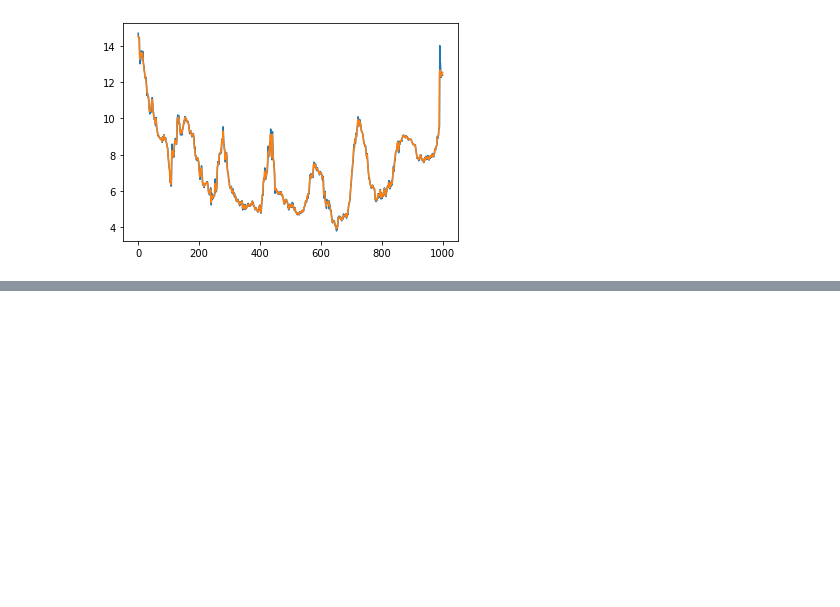
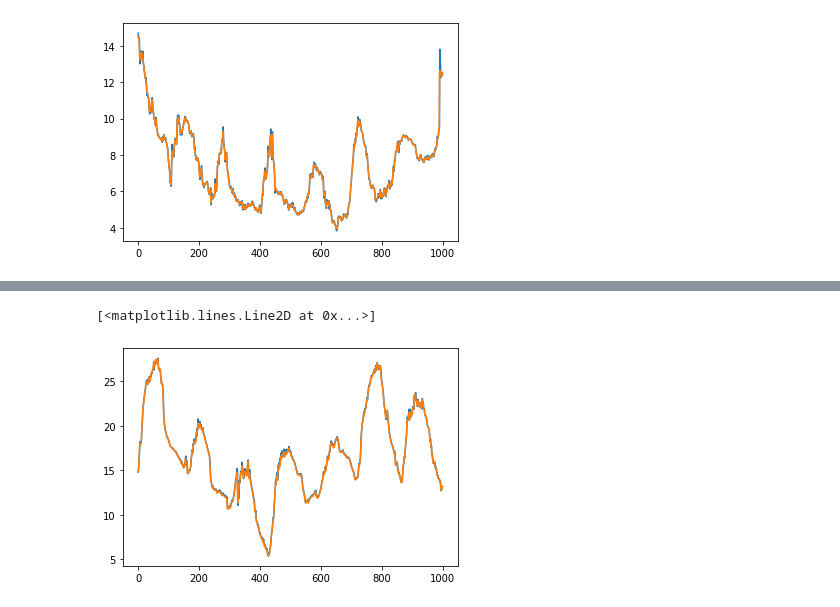
Before and after one commit to kpup1710/Time-Series, a Jupyter notebook: TSF_with_LSTM.ipynb, the cells around one changed output, grey strips where cells are left out. Saved outputs shown, nothing was run; the diff lists cells and outputs as text; code cells hidden in the pictures; blank space fills up the shorter version.

```diff
--- a/TSF_with_LSTM.ipynb
+++ b/TSF_with_LSTM.ipynb
@@ -230,0 +415,5 @@ plt.plot(test_results['Actuals'][:1000])
+# %%
+val_predictions = model(torch.tensor(X_val, dtype=torch.float32).cuda())
+
+val_results = pd.DataFrame(data={'Val Predictions':val_predictions.detach().cpu().numpy().reshape(-1), 'Actuals':y_val})
+val_results
@@ -230,0 +434,7 @@ plt.plot(test_results['Actuals'][:1000])
+# %%
+import matplotlib.pyplot as plt
+plt.plot(val_results['Val Predictions'][:1000])
+plt.plot(val_results['Actuals'][:1000])
+# %% [output]
+[<matplotlib.lines.Line2D at 0x...>]
+[figure, added]
```
Also changed, not shown: parts of 29 cells of this notebook.
